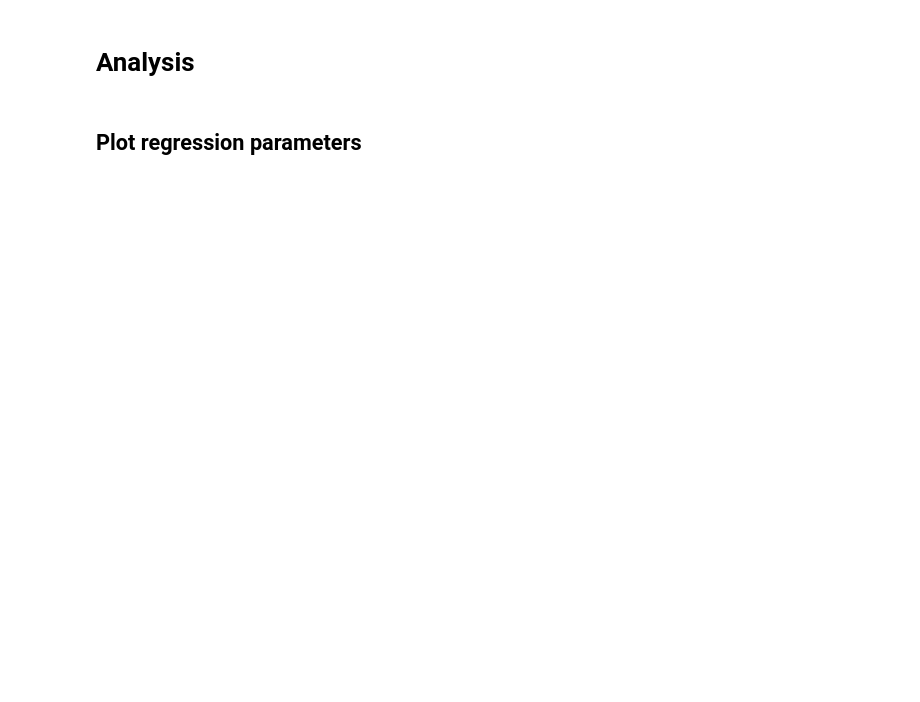
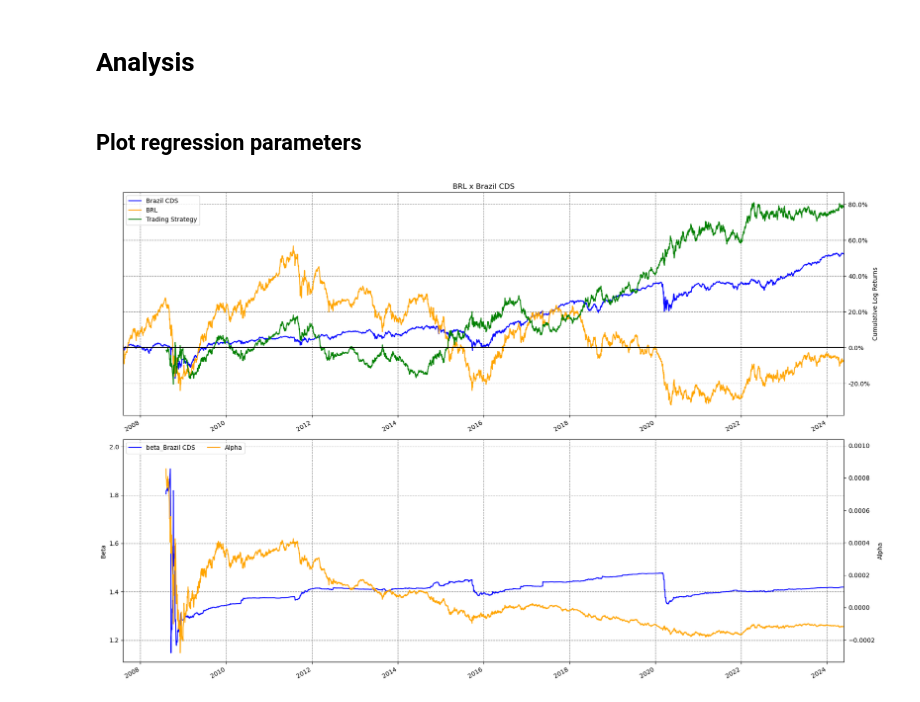
Before and after one commit to sambacode/asset_allocation, a Jupyter notebook: portfolio_builder/temp/temp.ipynb, the cells around one changed output. Drawn from its saved outputs; the diff is of its cells as text; code cells hidden in the pictures; blank space fills up the shorter version.

```diff
--- a/portfolio_builder/temp/temp.ipynb
+++ b/portfolio_builder/temp/temp.ipynb
@@ -35,7 +50,11 @@ def filter_by_period(df: pd.DataFrame, period: str) -> pd.DataFrame:
 
 def _calculate_parameters(y: pd.Series, x: pd.Series) -> pd.Series:
     model = sm.OLS(y, sm.add_constant(x)).fit()
-    return model.params
+    s_params = model.params.copy()
+    s_params.index = [
+        "alpha" if idx == "const" else f"beta_{idx}" for idx in s_params.index
+    ]
+    return s_params
 
 def _percentage_formatter(x, _):
     return f"{x * 100:.1f}%"
@@ -44,13 +63,20 @@ def _percentage_formatter(x, _):
 # %% [markdown]
 ## Generate Return Series
 # %%
+ENDOG_COL = "BRL"
+EXOG_COLS = ["Brazil CDS"]
 (s_index_fx, s_index_cds) = read_data()
 
+
 list_series = [s_index_cds, s_index_fx]
+
 df_indexes = pd.concat(list_series, axis=1, join="outer").fillna(method="ffill")
 df_indexes.index.name = None
+df_indexes.columns = EXOG_COLS + [ENDOG_COL]
+
 
 df_period = filter_by_period(df_indexes, "D")
+
 df_return_ln = np.log(df_period / df_period.shift(1)).dropna().copy()
 df_return = (df_period / df_period.shift(1) - 1).dropna().copy()
 df_return_ln
@@ -85,14 +111,12 @@ for n in range(N_MIN, N_MAX + 1):
 
     sub_df = df_return_ln.iloc[:n].copy()
 
-    param = _calculate_parameters(sub_df.iloc[:, 0], sub_df.iloc[:, 1])
+    param = _calculate_parameters(sub_df[ENDOG_COL], sub_df[EXOG_COLS])
 
     ref_date = sub_df.index[-1]
     aux_params[ref_date] = param.to_dict()
 
 
 df_params = pd.DataFrame(aux_params).T
-df_params.columns = ["alpha", "beta"]
-df_aux = pd.concat([df_return_ln, df_params], axis=1)
 # %% [markdown]
 # Trading Strategy
@@ -166,6 +228,11 @@ fig, axes = plt.subplots(figsize=(18, 12), nrows=2)
 
 axes[0].set_title("BRL x Brazil CDS")
 ((1 + df_aux.iloc[:, :2]).cumprod() - 1).plot(ax=axes[0], color=["blue", "orange"])
+(
+    df_outperformance[COL_OUTPERFORMANCE_RETURN_LN] * df_outperformance[COL_SIGNAL]
+).cumsum().plot(
+    ax=axes[0], label="Trading Strategy", color="green"
+)
 axes[0].legend()
 
 # Add gridlines to the first plot
@@ -186,36 +253,39 @@ axes[0].yaxis.set_major_formatter(FuncFormatter(_percentage_formatter))
 axes[0].set_xlim(df_aux.index.min(), df_aux.index.max())
 
 # beta and alpha plot
-df_aux["beta"].plot(ax=axes[1], color="blue", label="Beta")
+for beta_col in cols_betas:
+    df_aux[beta_col].plot(ax=axes[1], color="blue", label=beta_col)
 ax2 = axes[1].twinx()
 df_aux["alpha"].plot(ax=ax2, color="orange", label="Alpha")
 
 # Add gridlines to the second plot
 axes[1].grid(True, color="gray", linestyle="--")
 
 # Set y-axis labels
 axes[1].set_ylabel("Beta")
 ax2.set_ylabel("Alpha")
 
 # Set x-axis limits to the first and last data points
 axes[1].set_xlim(df_aux.index.min(), df_aux.index.max())
 
 y_min, y_max = axes[1].get_ylim()
 y_range = y_max - y_min
 y_mid = (y_max + y_min)/2
 axes[1].set_ylim(y_mid - y_range / 2, y_mid + y_range / 2 * 1.2)
 
 y_min, y_max = ax2.get_ylim()
 y_range = y_max - y_min
 y_mid = (y_max + y_min) / 2
 ax2.set_ylim(y_mid - y_range / 2, y_mid + y_range / 2 * 1.2)
 
 # Combine legends from both axes
 lines1, labels1 = axes[1].get_legend_handles_labels()
 lines2, labels2 = ax2.get_legend_handles_labels()
 axes[1].legend(lines1 + lines2, labels1 + labels2, loc="upper left", ncol=2)
 
 plt.tight_layout(rect=[0, 0, 1, 0.96])  # Adjust the layout to make space for the title
 
 plt.show()
 plt.close()
+# %% [output]
+[figure, added]
```
Also changed, not shown: parts of 11 cells of this notebook, 2 other files.
